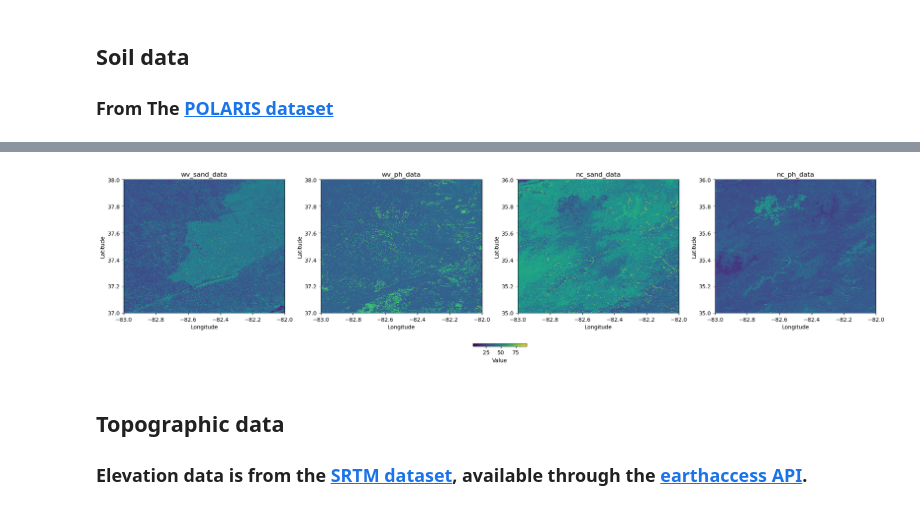
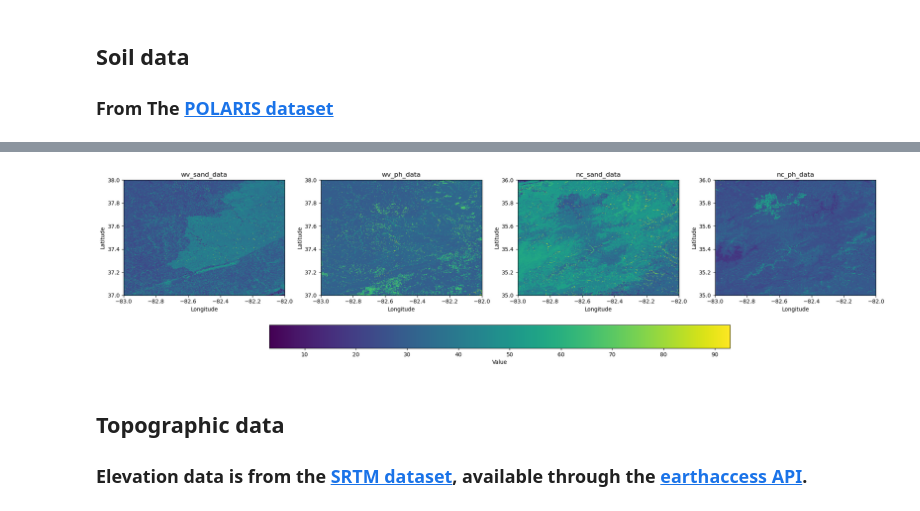
Before and after one commit to earthlab-education/habitat-suitability-BioNCphilic, a Jupyter notebook: climate.ipynb, the cells around one changed output, grey strips where cells are left out. Saved outputs shown, nothing was run; the diff lists cells and outputs as text; code cells hidden in the pictures.

```diff
--- a/climate.ipynb
+++ b/climate.ipynb
@@ -406,31 +406,31 @@ Attributes:
 # %%
 # Combine the lists
 soil_view = [wv_sand_data, wv_ph_data, nc_sand_data, nc_ph_data]
 soil_title = ['wv_sand_data', 'wv_ph_data', 'nc_sand_data', 'nc_ph_data']
 
 # Set up subplots (adjust rows and columns for layout)
 fig, axes = plt.subplots(nrows=1, ncols=len(soil_view), figsize=(20, 5), constrained_layout=True)
 
 # Loop through each raster, open it, and plot in a subplot
 cbar_mappable = None  # To store the QuadMesh object for the colorbar
 for i, soil_da in enumerate(soil_view):
 
     # Plot the raster on the corresponding subplot
     quadmesh = soil_da.plot(ax=axes[i], add_colorbar=False)
     axes[i].set_title(soil_title[i])  # Add a title to each subplot
     axes[i].set_xlabel("Longitude") #Add the x label
     axes[i].set_ylabel("Latitude") #Add the y label
 
     # Store the QuadMesh object for the colorbar
     if cbar_mappable is None:
         cbar_mappable = quadmesh
 
 # Add a global colorbar
-fig.colorbar(cbar_mappable, ax=axes, orientation="horizontal", fraction=0.02, pad=0.1).set_label("Value")
+fig.colorbar(cbar_mappable, ax=axes, orientation="horizontal", fraction=0.2, pad=0.1).set_label("Value")
 
 plt.show()
 # %% [output]
-[figure, old version]
+[figure, new version]
 # %% [markdown]
 ## Topographic data
 ### Elevation data is from the [SRTM dataset](https://www.earthdata.nasa.gov/data/instruments/srtm), available through the [earthaccess API](https://earthaccess.readthedocs.io/en/latest/quick-start/).
```
Also changed, not shown: parts of 3 cells of this notebook.
